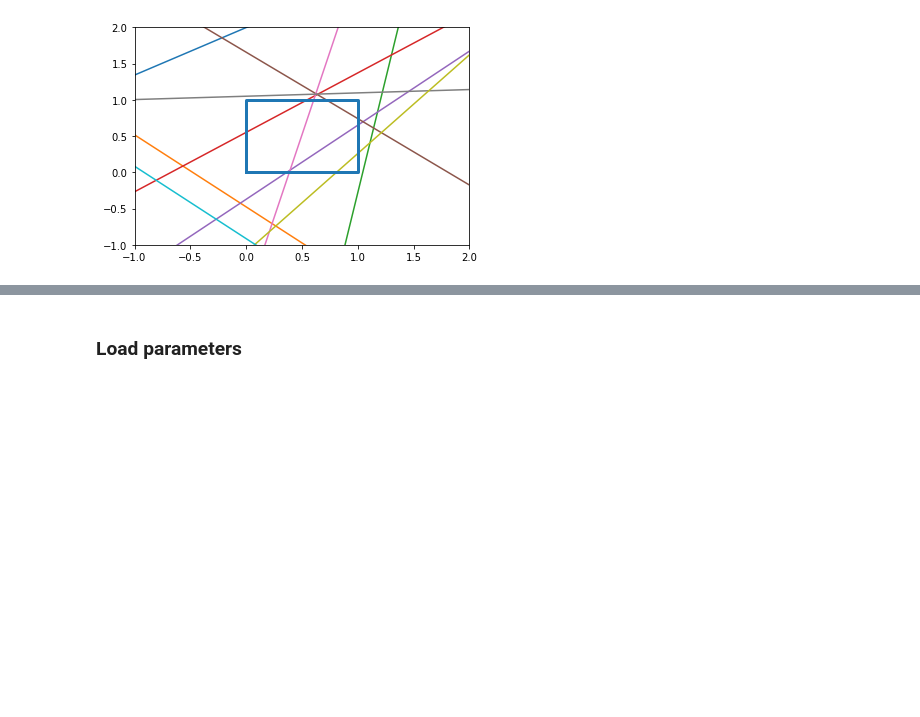
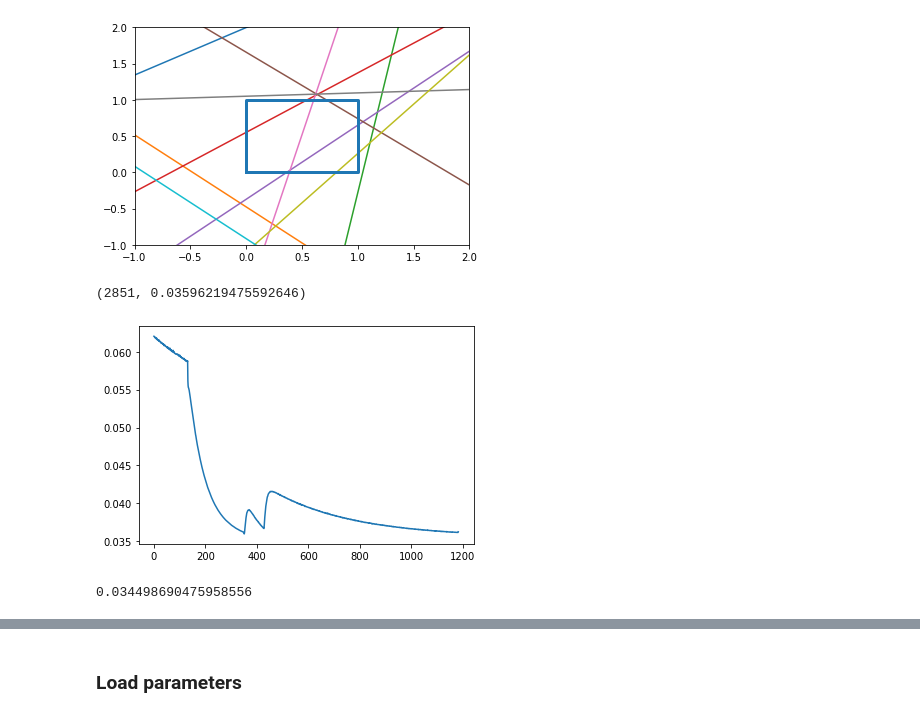
Before and after one commit to RazinShaikh/FPY, a Jupyter notebook: Square Many copy/simple-Copy1.ipynb, the cells around one changed output, grey strips where cells are left out. Cells and saved outputs as stored; diff of their text form; code cells hidden in the pictures; blank space fills up the shorter version.

```diff
--- a/Square Many copy/simple-Copy1.ipynb
+++ b/Square Many copy/simple-Copy1.ipynb
@@ -80,3 +81,23 @@ rel_err(p[i][0][0], p[i][0][1], p[i][1], p[i][2], nx=1000)
 animate_p(p[:2851], 'simple_h10.mp4')
 # %% [output]
 [figure]
+# %%
+rel_err_for_p = []
+
+for i in range(len(p)):
+    rel_err_for_p.append(rel_err(p[i][0][0], p[i][0][1], p[i][1], p[i][2], nx=100))
+# %%
+rel_err_for_p = np.array(rel_err_for_p)
+# %%
+np.where(rel_err_for_p==np.amin(rel_err_for_p))[0][0], np.amin(rel_err_for_p)
+# %% [output]
+(2851, 0.03596219475592646)
+# %%
+plot_iteration(rel_err_for_p, min_it=2500)
+# %% [output]
+[figure, added]
+# %%
+i=2851
+rel_err(p[i][0][0], p[i][0][1], p[i][1], p[i][2], nx=1000)
+# %% [output]
+0.034498690475958556
```
Also changed, not shown: parts of 3 cells of this notebook, 30 other files.
